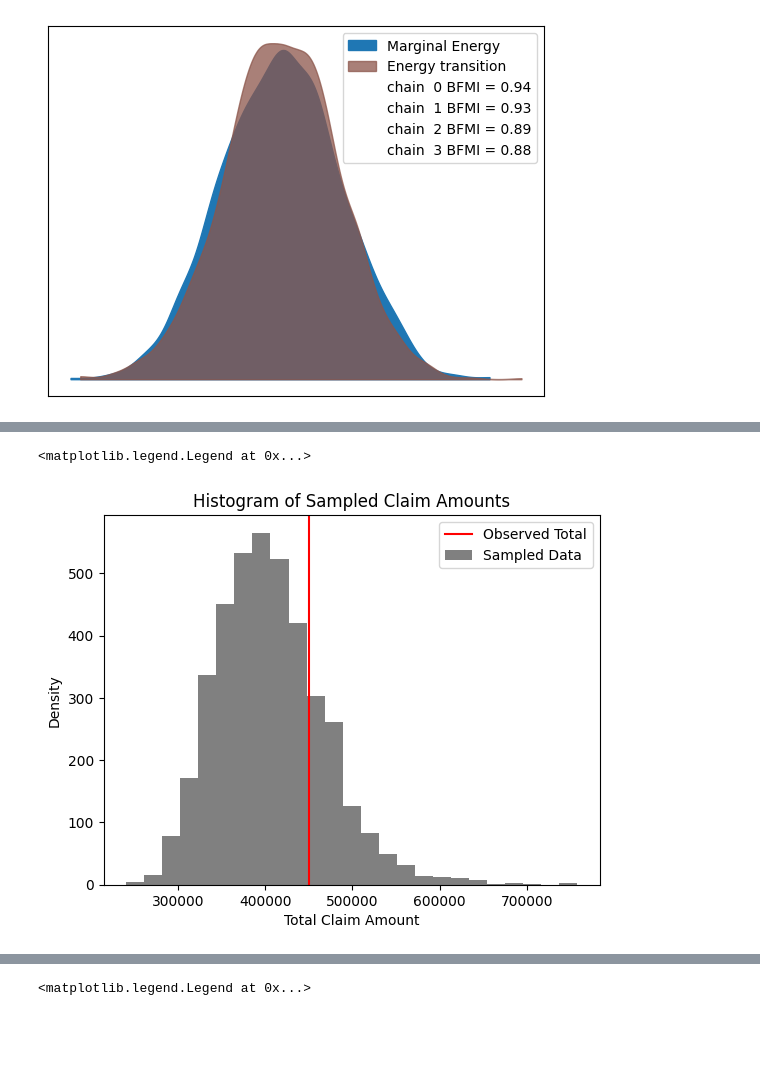
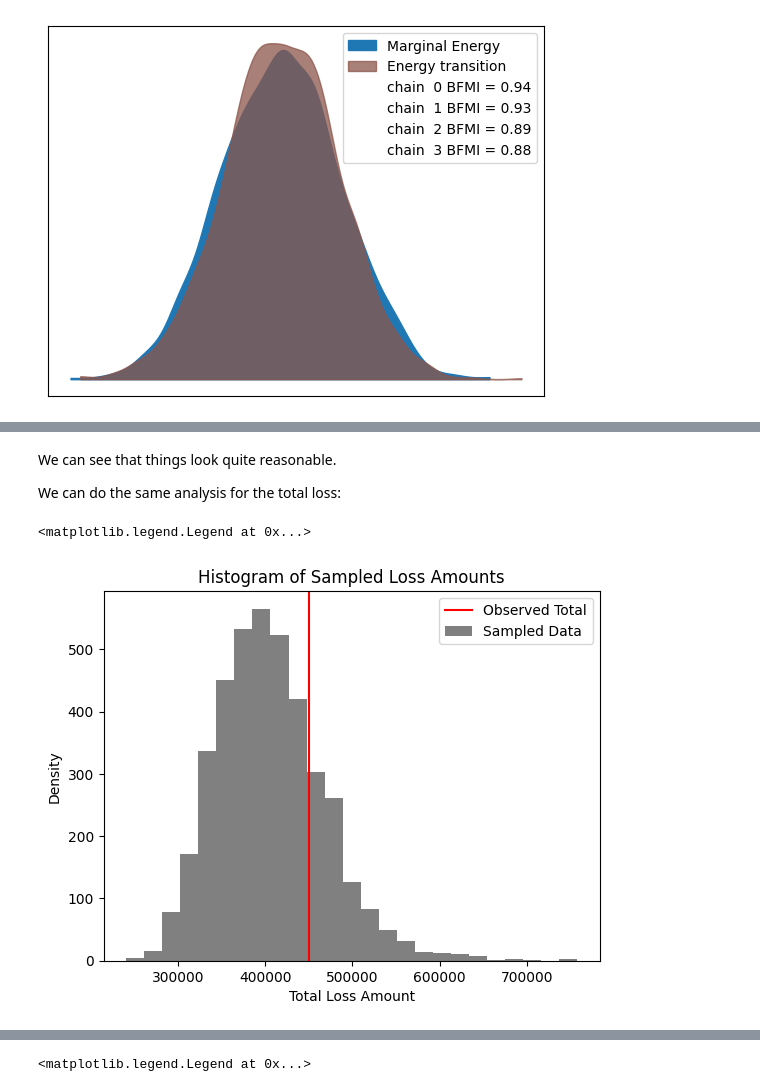
Before and after one commit to eadains/PythonBlogNotebooks, a Jupyter notebook: insurance_resampling.ipynb, the cells around one changed output, grey strips where cells are left out. Drawn from its saved outputs; the diff is of its cells as text; code cells hidden in the pictures; blank space fills up the shorter version.

```diff
--- a/insurance_resampling.ipynb
+++ b/insurance_resampling.ipynb
@@ -75,11 +125,14 @@ array([[ 1.        , -0.25689762],
+# %% [markdown]
+We can see that things look quite reasonable.
+
+We can do the same analysis for the total loss:
 # %%
-# Distribution of total severity fits with what we observe
 plt.hist(az.extract(trace.posterior_predictive, var_names=["S"]).sum(axis=0), bins=25, color="grey")
 plt.axvline(df_sample["ClaimAmount"].sum(), color="red")
-plt.xlabel("Total Claim Amount")
+plt.xlabel("Total Loss Amount")
 plt.ylabel("Density")
-plt.title("Histogram of Sampled Claim Amounts")
+plt.title("Histogram of Sampled Loss Amounts")
 plt.legend(["Observed Total", "Sampled Data"])
 # %% [output]
 <matplotlib.legend.Legend at 0x...>
-[figure, old version]
+[figure, new version]
```
Also changed, not shown: parts of 21 cells of this notebook.
